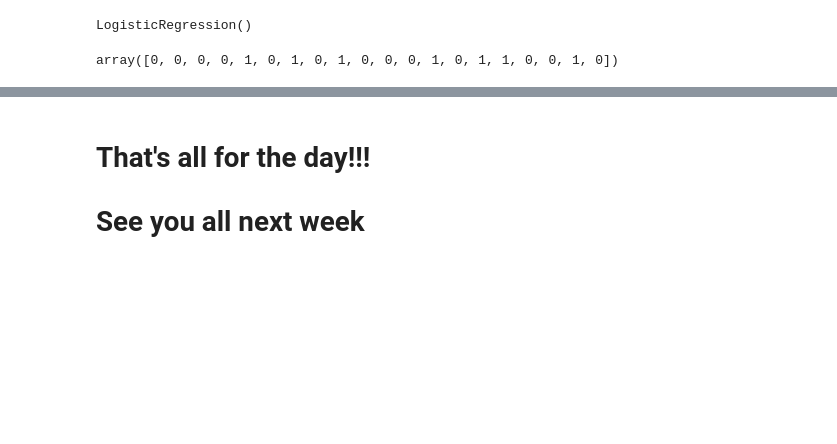
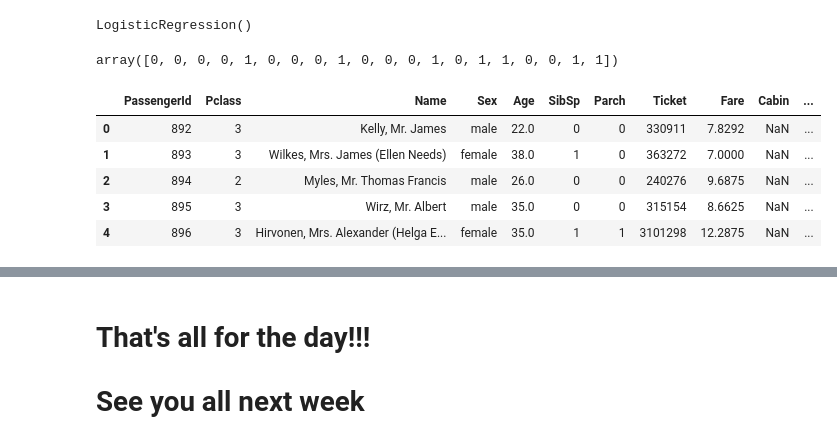
Before and after one commit to azrazainol/DS-Week-14, a Jupyter notebook: Data_Science_Week_14.ipynb, the cells around one changed output, grey strips where cells are left out. Drawn from its saved outputs; the diff is of its cells as text; code cells hidden in the pictures; blank space fills up the shorter version.

```diff
--- a/Data_Science_Week_14.ipynb
+++ b/Data_Science_Week_14.ipynb
@@ -1029,3 +1040,9 @@ Embarked         0
 dtype: int64
 # %%
 # use the median of the training dataset to fill the nulls in both tables
+impute_val = train["Age"].median()
+train["Age"] = train["Age"].fillna(impute_val)
+test["Age"] = train["Age"].fillna(impute_val)
+print(train.isna().sum())
+print("\n______________")
+print(test.isna().sum())
@@ -1032,5 +1067,8 @@ dtype: int64
 # %%
 # add a column IsFemale as an encoded version of the 'Sex' column
+
+train["IsFemale"] = (train["Sex"] == "female").astype(int)
+test["IsFemale"] = (test["Sex"] == "female").astype(int)
 # %%
 # Display top few rows of train data
 train.head()
@@ -1067,6 +1110,17 @@ model = LogisticRegression()
 LogisticRegression()
 # %%
 # Predict using the test dataset
+y_predict = model.predict(X_test)
+y_predict[:20]
 # %% [output]
-array([0, 0, 0, 0, 1, 0, 1, 0, 1, 0, 0, 0, 1, 0, 1, 1, 0, 0, 1, 0])
+array([0, 0, 0, 0, 1, 0, 0, 0, 1, 0, 0, 0, 1, 0, 1, 1, 0, 0, 1, 1])
+# %%
+test.head()
+# %% [output]
+|  | PassengerId | Pclass | Name | Sex | Age | SibSp | Parch | Ticket | Fare | Cabin | ... |
+| 0 | 892 | 3 | Kelly, Mr. James | male | 22.0 | 0 | 0 | 330911 | 7.8292 | NaN | ... |
+| 1 | 893 | 3 | Wilkes, Mrs. James (Ellen Needs) | female | 38.0 | 1 | 0 | 363272 | 7.0000 | NaN | ... |
+| 2 | 894 | 2 | Myles, Mr. Thomas Francis | male | 26.0 | 0 | 0 | 240276 | 9.6875 | NaN | ... |
+| 3 | 895 | 3 | Wirz, Mr. Albert | male | 35.0 | 0 | 0 | 315154 | 8.6625 | NaN | ... |
+| 4 | 896 | 3 | Hirvonen, Mrs. Alexander (Helga E... | female | 35.0 | 1 | 1 | 3101298 | 12.2875 | NaN | ... |
 # %%
```
Also changed, not shown: parts of 17 cells of this notebook.
